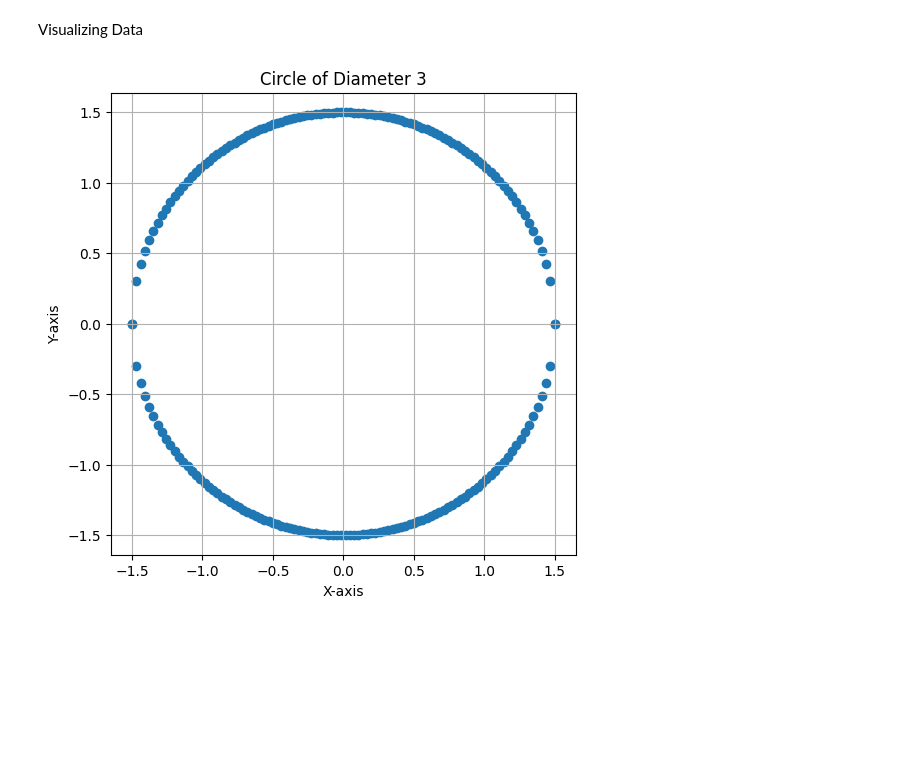
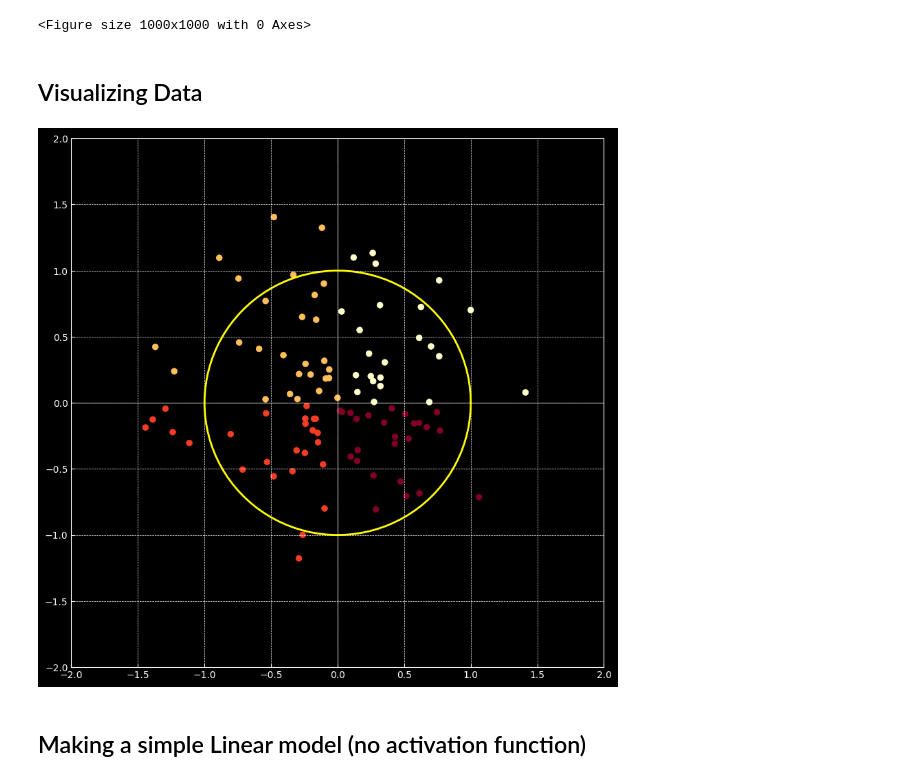
Before and after one commit to hesamsheikh/activation_functions_deeper, a Jupyter notebook: apply_activation_functions.ipynb, the cells around one changed output. Cells and saved outputs as stored; diff of their text form; code cells hidden in the pictures; blank space fills up the shorter version.

Commit message:
made a simple dataset

```diff
--- a/apply_activation_functions.ipynb
+++ b/apply_activation_functions.ipynb
@@ -9,9 +5,45 @@ NameError: name 'torch' is not defined
-# %% [markdown]
-Visualizing Data
+# %%
+plt.style.use(['dark_background'])
+plt.rc('axes', facecolor='k')
+plt.rc('figure', facecolor='k')
+plt.rc('figure', figsize=(10,10), dpi=100)
+plt.set_cmap('YlOrRd')
+π = torch.pi
+# %% [output]
+<Figure size 1000x1000 with 0 Axes>
+# %% [markdown]
+## Visualizing Data
+# %%
+def plot_dots_w_lables(ax, d, l):
+    ax.scatter(d[:, 0], d[:, 1], c=l, s=40)
+
+    ax.axhline(0, color='white', linewidth=0.5)  # X-axis
+    ax.axvline(0, color='white', linewidth=0.5)  # Y-axis
+
+    plot_box_size = 2
+    ax.set_xlim(left=-plot_box_size, right=plot_box_size)
+    ax.set_ylim(bottom=-plot_box_size, top=plot_box_size)
+# %%
+# making the dots
+dot_counts = 100
+d = torch.randn(dot_counts, 2) / 2  # dot_counts number of 2d points, scale down to limit max distance to 1
+l = torch.zeros(dot_counts)  # label for dots
+
+# dividing data into 4 quadrants
+l[d[:,0] < 0] = 1
+l[d[:,1] < 0] = 2
+l[(d[:,0] > 0) & (d[:,1] < 0)] = 3
 # %%
-t = torch.linspace(0,1,100)
-circle = torch.stack((torch.cos(π*t),torch.sin(π*t)) , dim=1)
-plt.plot(circle[0],circle[1])
+t = torch.linspace(0, 2*π, 100)
+circle = torch.stack((torch.cos(t), torch.sin(t)), dim=1)
+
+ax = plt.gca()
+ax.plot(circle[:, 0], circle[:, 1], c='yellow')  # 'r-' sets the color of the line to red
+plot_dots_w_lables(ax, d, l)  # Plot the dots with labels on the same axes
+
+# Show the updated plot
 plt.show()
 # %% [output]
-[figure, old version]
+[figure, new version]
+# %% [markdown]
+## Making a simple Linear model (no activation function)
```
Also changed, not shown: parts of 2 cells of this notebook.
